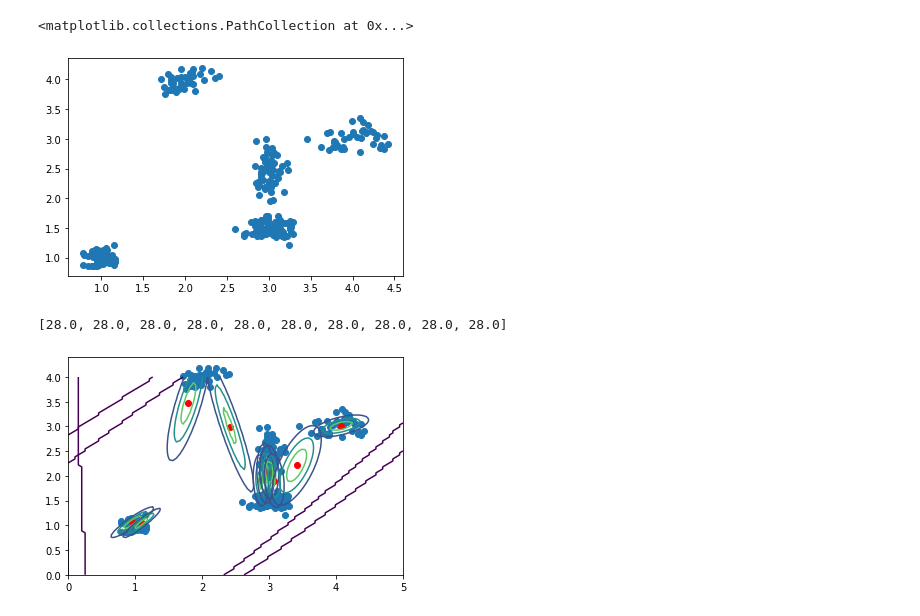
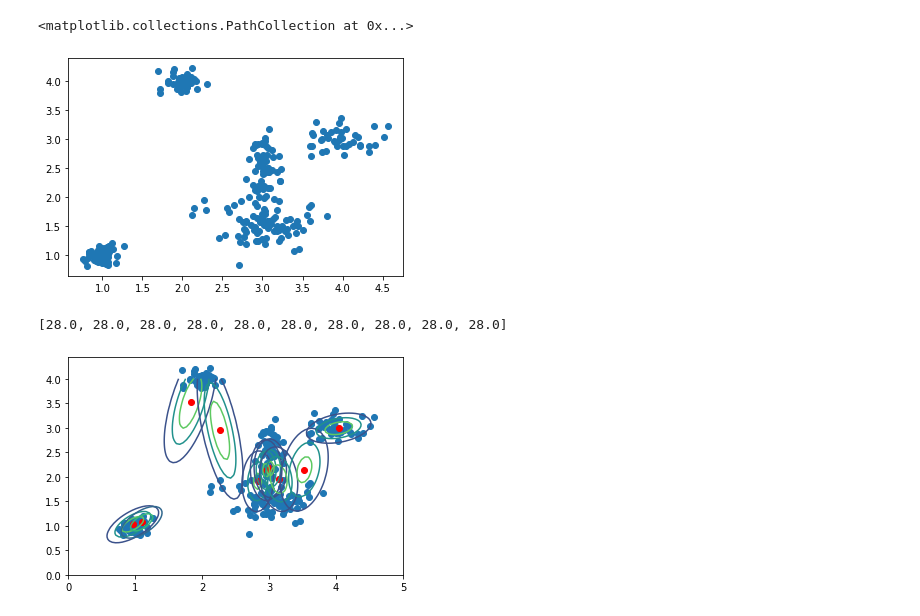
Before and after one commit to ryuichiueda/robot_and_stats_code, a Jupyter notebook: 8章の変分推論.ipynb, the cells around one changed output. Drawn from its saved outputs; the diff is of its cells as text; code cells hidden in the pictures.

```diff
--- a/8章の変分推論.ipynb
+++ b/8章の変分推論.ipynb
@@ -7,29 +7,29 @@ import data, random
 # %%
 centers_x = [1, 2,   3,   3, 4]
 centers_y = [1, 4, 1.5, 2.5, 3]
 covs = [np.array([[1, 0],[0, 1]]),
         np.array([[2, 0.3],[0.3, 1]]),
-        np.array([[2, -0.3],[-0.3, 1]]),
-        np.array([[1, 0.3],[0.3, 6]]),
+        np.array([[10, -0.3],[-0.3, 4]]),
+        np.array([[1, 0.3],[0.3, 10]]),
         np.array([[5, 0.1],[0.1, 2]])]
 datanums = [60, 40, 80, 60, 40]
 
 K = 10
 
 data = []
 
 for i in range(5):
     p = multivariate_normal((centers_x[i], centers_y[i]), covs[i]/100)
     data.extend(p.rvs(datanums[i]))
 
 #random.shuffle(data)
 data.sort(key = lambda x: x[0])
 #print(data)
 
 plt.scatter([x for (x,y) in data], [y for (x,y) in data])
 # %% [output]
 <matplotlib.collections.PathCollection at 0x...>
-[figure, old version]
+[figure, new version]
 # %%
 
 def initial_r(data):
@@ -138,7 +138,7 @@ def one_step(rs):
 rs = one_step(rs)
 # %% [output]
 [28.0, 28.0, 28.0, 28.0, 28.0, 28.0, 28.0, 28.0, 28.0, 28.0]
-[figure, old version]
+[figure, new version]
 # %%
 print(ms)
 # %% [output]
```
Also changed, not shown: parts of 3 cells of this notebook.
